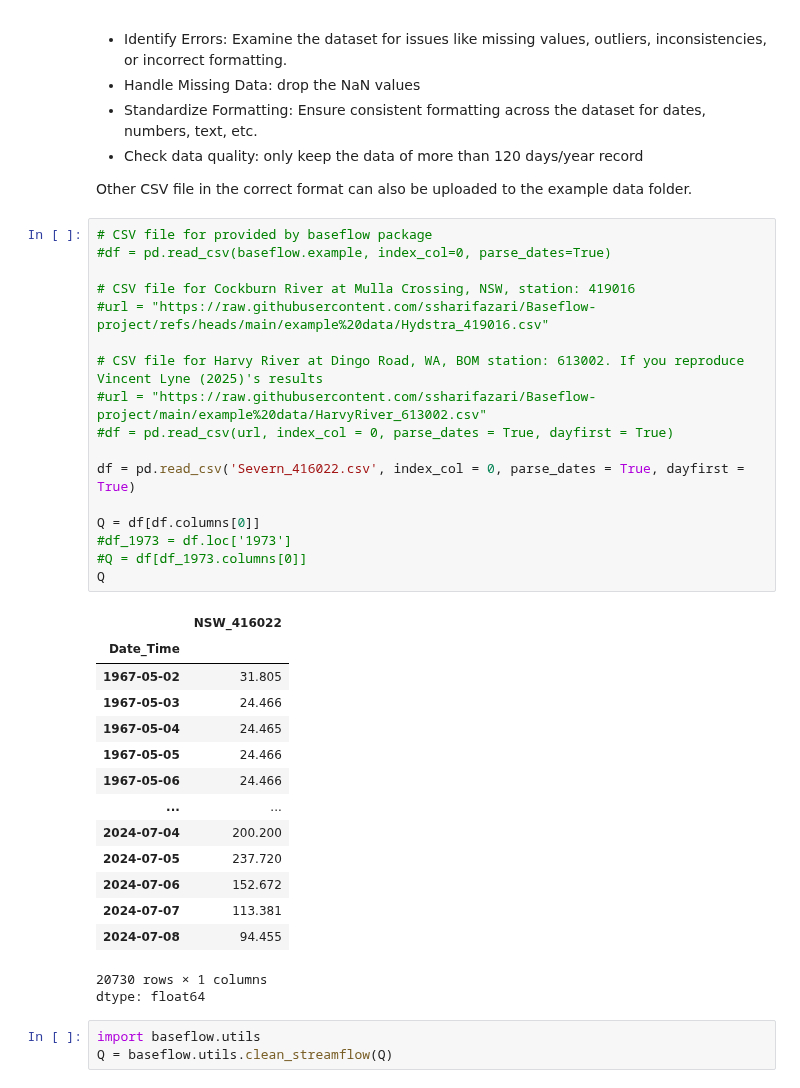
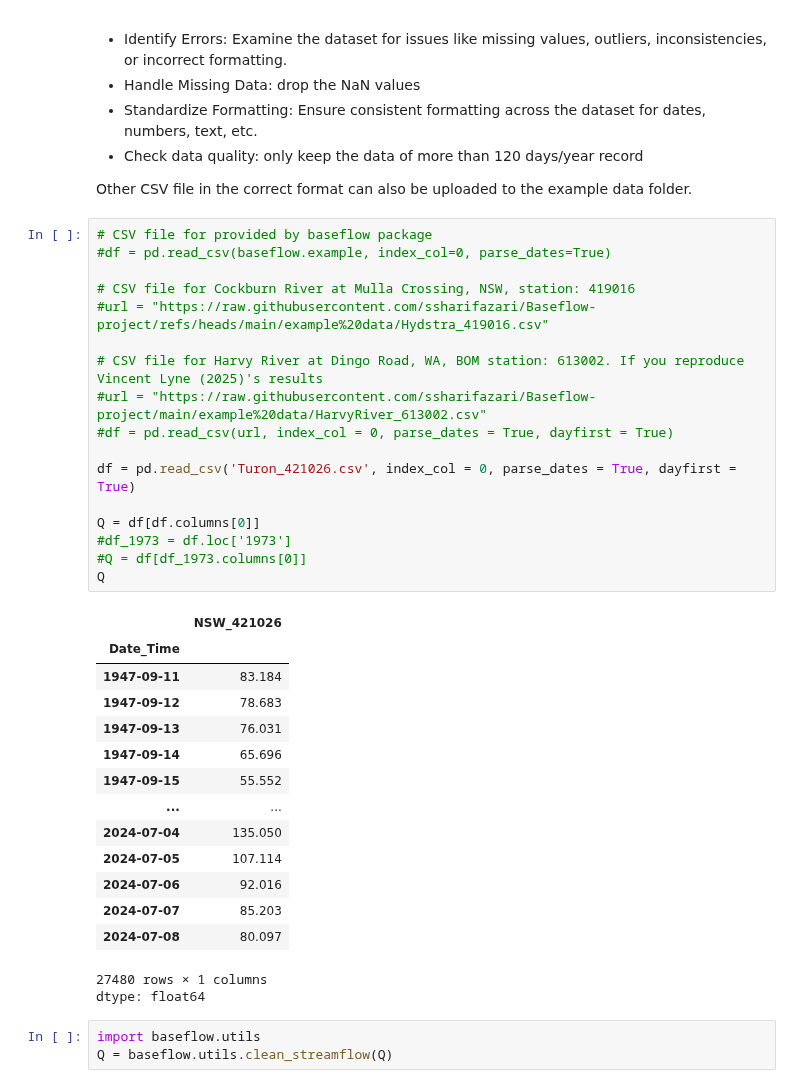
Before and after one commit to ssharifazari/AutoVL, a Jupyter notebook: AutoVL.ipynb, the cells around one changed output. Drawn from its saved outputs; the diff is of its cells as text.

```diff
--- a/AutoVL.ipynb
+++ b/AutoVL.ipynb
@@ -204,35 +204,35 @@ Other CSV file in the correct format can also be uploaded to the example data fo
 # %%
 # CSV file for provided by baseflow package
 #df = pd.read_csv(baseflow.example, index_col=0, parse_dates=True)
 
 # CSV file for Cockburn River at Mulla Crossing, NSW, station: 419016
 #url = "https://raw.githubusercontent.com/ssharifazari/Baseflow-project/refs/heads/main/example%20data/Hydstra_419016.csv"
 
 # CSV file for Harvy River at Dingo Road, WA, BOM station: 613002. If you reproduce Vincent Lyne (2025)'s results
 #url = "https://raw.githubusercontent.com/ssharifazari/Baseflow-project/main/example%20data/HarvyRiver_613002.csv"
 #df = pd.read_csv(url, index_col = 0, parse_dates = True, dayfirst = True)
 
-df = pd.read_csv('Severn_416022.csv', index_col = 0, parse_dates = True, dayfirst = True)
+df = pd.read_csv('Turon_421026.csv', index_col = 0, parse_dates = True, dayfirst = True)
 
 Q = df[df.columns[0]]
 #df_1973 = df.loc['1973']
 #Q = df[df_1973.columns[0]]
 Q
 # %% [output]
-|  | NSW_416022 |
+|  | NSW_421026 |
 | Date_Time |  |
-| 1967-05-02 | 31.805 |
-| 1967-05-03 | 24.466 |
-| 1967-05-04 | 24.465 |
-| 1967-05-05 | 24.466 |
-| 1967-05-06 | 24.466 |
+| 1947-09-11 | 83.184 |
+| 1947-09-12 | 78.683 |
+| 1947-09-13 | 76.031 |
+| 1947-09-14 | 65.696 |
+| 1947-09-15 | 55.552 |
 | ... | ... |
-| 2024-07-04 | 200.200 |
-| 2024-07-05 | 237.720 |
-| 2024-07-06 | 152.672 |
-| 2024-07-07 | 113.381 |
-| 2024-07-08 | 94.455 |
+| 2024-07-04 | 135.050 |
+| 2024-07-05 | 107.114 |
+| 2024-07-06 | 92.016 |
+| 2024-07-07 | 85.203 |
+| 2024-07-08 | 80.097 |
-20730 rows × 1 columns
+27480 rows × 1 columns
 dtype: float64
 # %%
 import baseflow.utils
```
Also changed, not shown: parts of 9 cells of this notebook.
